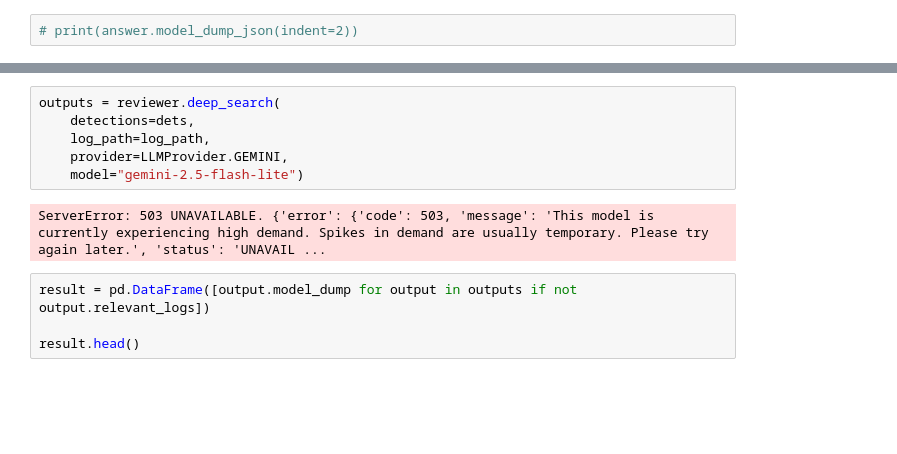
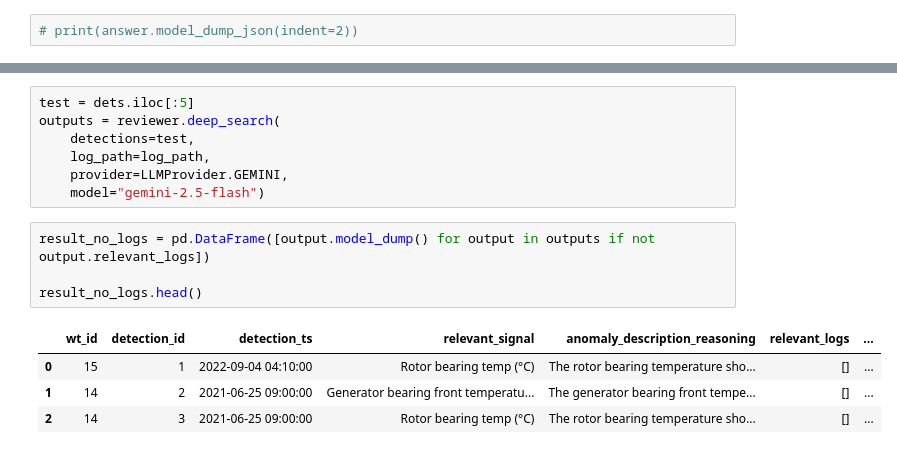
Before and after one commit to fromZeroToInf/llm-wind-turbine-status-log-review, a Jupyter notebook: examples/data_test.ipynb, the cells around one changed output, grey strips where cells are left out. Saved outputs shown, nothing was run; the diff lists cells and outputs as text; blank space fills up the shorter version.

```diff
--- a/examples/data_test.ipynb
+++ b/examples/data_test.ipynb
@@ -166,12 +184,16 @@ dets.head()
 # %%
+test = dets.iloc[:5]
 outputs = reviewer.deep_search(
-    detections=dets,
+    detections=test,
     log_path=log_path,
     provider=LLMProvider.GEMINI,
-    model="gemini-2.5-flash-lite")
+    model="gemini-2.5-flash")
-# %% [output]
-ServerError: 503 UNAVAILABLE. {'error': {'code': 503, 'message': 'This model is currently experiencing high demand. Spikes in demand are usually temporary. Please try again later.', 'status': 'UNAVAIL ...
 # %%
-result = pd.DataFrame([output.model_dump for output in outputs if not output.relevant_logs])
+result_no_logs = pd.DataFrame([output.model_dump() for output in outputs if not output.relevant_logs])
 
-result.head()
+result_no_logs.head()
+# %% [output]
+|  | wt_id | detection_id | detection_ts | relevant_signal | anomaly_description_reasoning | relevant_logs | ... |
+| 0 | 15 | 1 | 2022-09-04 04:10:00 | Rotor bearing temp (°C) | The rotor bearing temperature sho... | [] | ... |
+| 1 | 14 | 2 | 2021-06-25 09:00:00 | Generator bearing front temperatu... | The generator bearing front tempe... | [] | ... |
+| 2 | 14 | 3 | 2021-06-25 09:00:00 | Rotor bearing temp (°C) | The rotor bearing temperature sho... | [] | ... |
```
Also changed, not shown: parts of 5 cells of this notebook, 5 other files.
